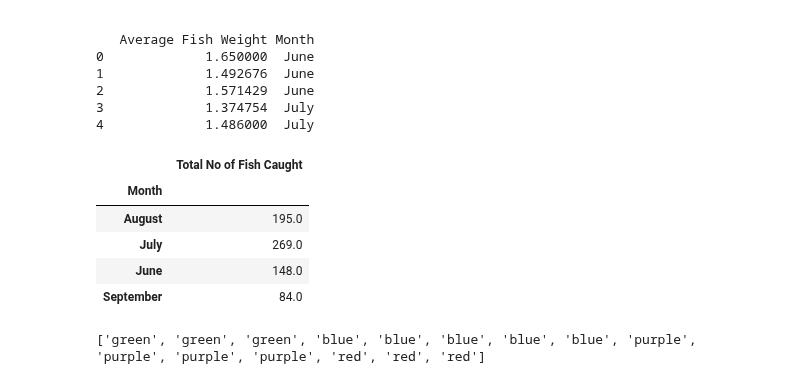
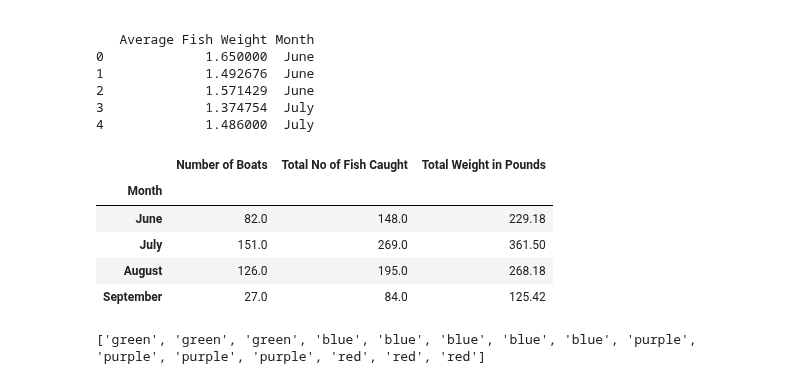
Before and after one commit to istarlet/buddy_bass_tournament, a Jupyter notebook: buddy_bass.ipynb, the cells around one changed output. Saved outputs shown, nothing was run; the diff lists cells and outputs as text; code cells hidden in the pictures.

Commit message:
Update .groupby to add new columns and sort

```diff
--- a/buddy_bass.ipynb
+++ b/buddy_bass.ipynb
@@ -256,15 +256,15 @@ print(buddy_bass_2020.head())
 # %%
 # THIS IS WHAT I WANT TO VISUALIZE BELOW
 
-# Why are the months not in order?
-buddy_bass_2020.groupby("Month")[["Total No of Fish Caught"]].sum()
+# Why are the months not in order? I FIGURED IT OUT
+buddy_bass_2020.groupby("Month", sort=False)[["Number of Boats", "Total No of Fish Caught", "Total Weight in Pounds"]].sum()
 # %% [output]
-|  | Total No of Fish Caught |
-| Month |  |
-| August | 195.0 |
-| July | 269.0 |
-| June | 148.0 |
-| September | 84.0 |
+|  | Number of Boats | Total No of Fish Caught | Total Weight in Pounds |
+| Month |  |  |  |
+| June | 82.0 | 148.0 | 229.18 |
+| July | 151.0 | 269.0 | 361.50 |
+| August | 126.0 | 195.0 | 268.18 |
+| September | 27.0 | 84.0 | 125.42 |
 # %%
 # Define an empty list
 colors = []
```
Also changed, not shown: parts of 1 cell of this notebook.
